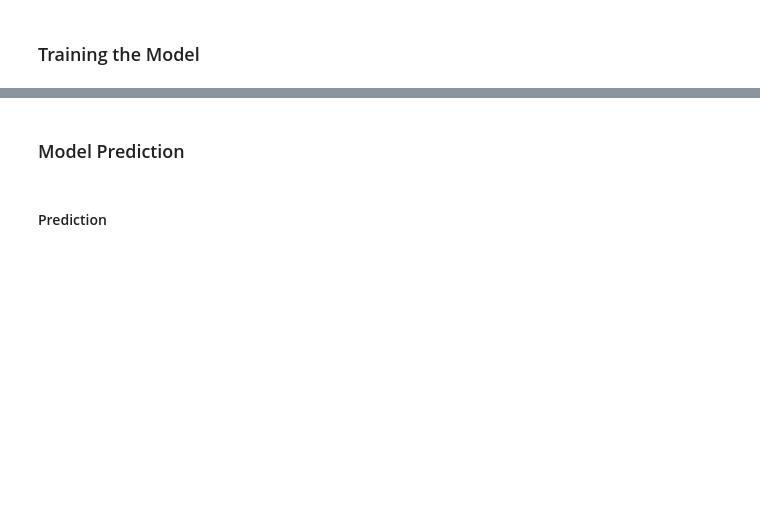
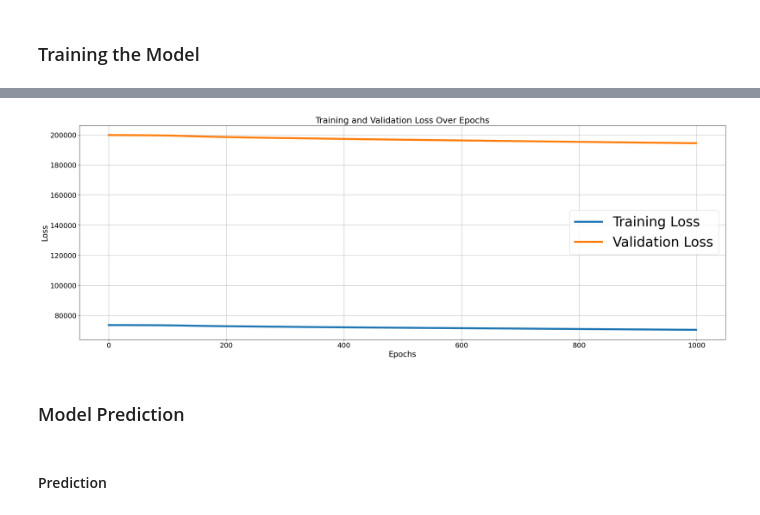
Before and after one commit to arkeodev/time-series, a Jupyter notebook: Time_Series_Analysis_with_Deep_Learning/Deep_Learning_TSA.ipynb, the cells around one changed output, grey strips where cells are left out. Saved outputs shown, nothing was run; the diff lists cells and outputs as text; code cells hidden in the pictures; blank space fills up the shorter version.

Commit message:
LSTM updated

```diff
--- a/Time_Series_Analysis_with_Deep_Learning/Deep_Learning_TSA.ipynb
+++ b/Time_Series_Analysis_with_Deep_Learning/Deep_Learning_TSA.ipynb
@@ -87,6 +87,8 @@ from sklearn.preprocessing import MinMaxScaler
 import pandas as pd
 import numpy as np
 import matplotlib.pyplot as plt
+# %%
+device = 'cuda' if torch.cuda.is_available() else 'cpu'
 # %% [markdown]
 ### Data Preprocessing
 # %% [markdown]
@@ -180,22 +279,36 @@ model = CNNLSTM()
 criterion = nn.MSELoss()
 optimizer = torch.optim.Adam(model.parameters(), lr=0.001)
 # %%
-# Training the model
+# Training the model function
 def train_model(model, criterion, optimizer, X_train, y_train, X_test, y_test, num_epochs=50):
+    history = {'train_loss': [], 'val_loss': []}
+
     for epoch in range(num_epochs):
         model.train()
+        X_train = X_train.to(device)
+        y_train = y_train.to(device)
         optimizer.zero_grad()
         outputs = model(X_train)
         loss = criterion(outputs, y_train)
         loss.backward()
         optimizer.step()
 
-        if epoch % 10 == 0:
-            model.eval()
+        # Track training loss
+        history['train_loss'].append(loss.item())
+
+        # Validation loss
+        model.eval()
+        with torch.no_grad():
+            X_test = X_test.to(device)
+            y_test = y_test.to(device)
             test_preds = model(X_test)
             test_loss = criterion(test_preds, y_test)
+            history['val_loss'].append(test_loss.item())
+
+        if epoch % 10 == 0:
             print(f'Epoch {epoch}/{num_epochs} Train loss: {loss.item():.4f} Test loss: {test_loss.item():.4f}')
 
-# Training
-train_model(model, criterion, optimizer, X_train, y_train, X_test, y_test, num_epochs=1000)
+    return history
+
+hist_cnn_lstm = train_model(model, criterion, optimizer, X_train_tensor, y_train_tensor, X_test_tensor, y_test_tensor, num_epochs=1000)
 # %% [output]
@@ -219,3 +332,20 @@ Epoch 990/1000 Train loss: 0.0016 Test loss: 0.0009
+# %%
+fig = plt.figure(figsize=(30,10))
+plt.rcParams.update({'font.size': 18})
+
+# Plotting both training and validation loss
+plt.plot(hist_cnn_lstm['train_loss'], label='Training Loss', lw=5)
+plt.plot(hist_cnn_lstm['val_loss'], label='Validation Loss', lw=5)
+
+plt.xlabel("Epochs", fontsize=20)
+plt.ylabel("Loss", fontsize=20)
+plt.title("Training and Validation Loss Over Epochs", fontsize=22)
+
+plt.legend(fontsize=35)
+plt.grid(True)
+plt.show()
+# %% [output]
+[figure, added]
 # %% [markdown]
 ### Model Prediction
 # %% [markdown]
```
Also changed, not shown: parts of 14 cells of this notebook.
